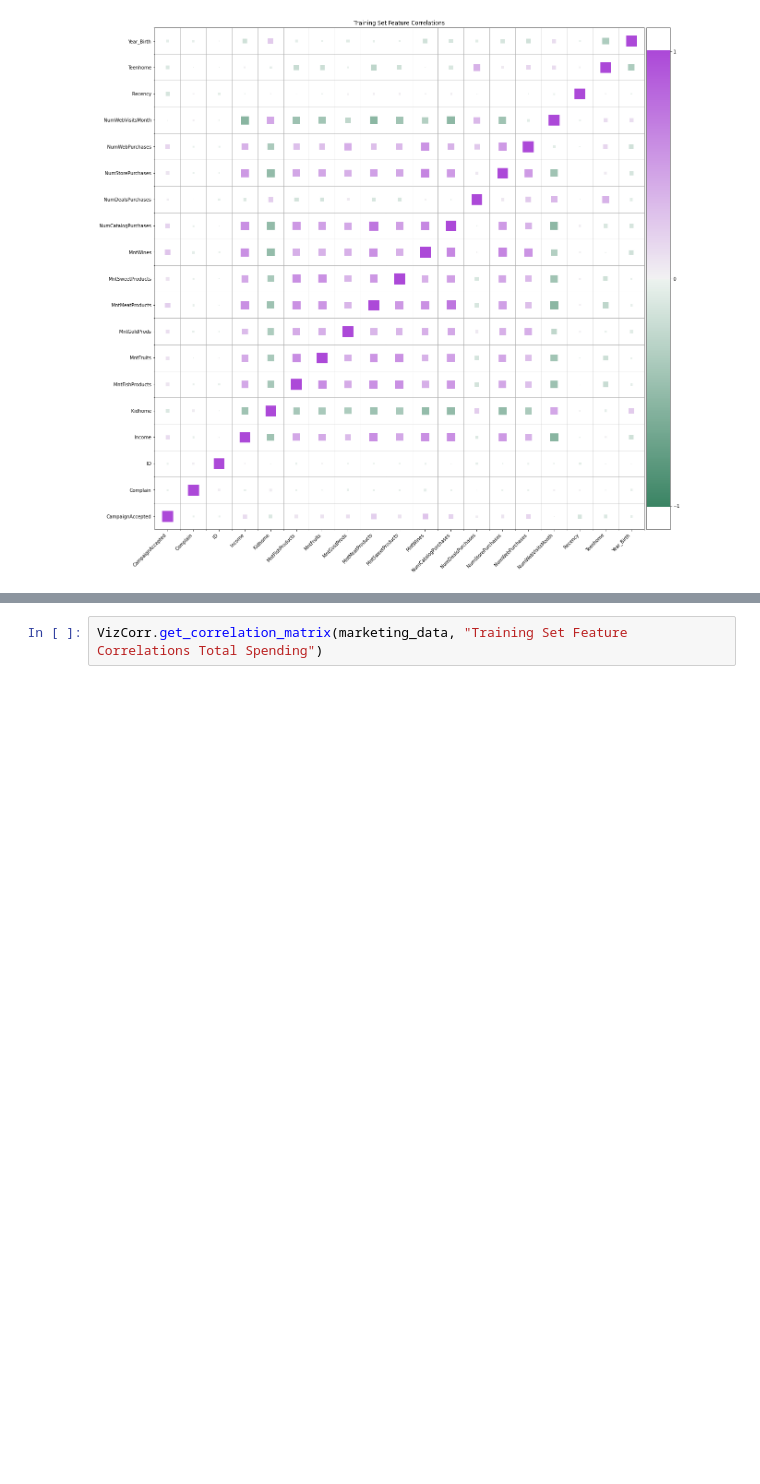
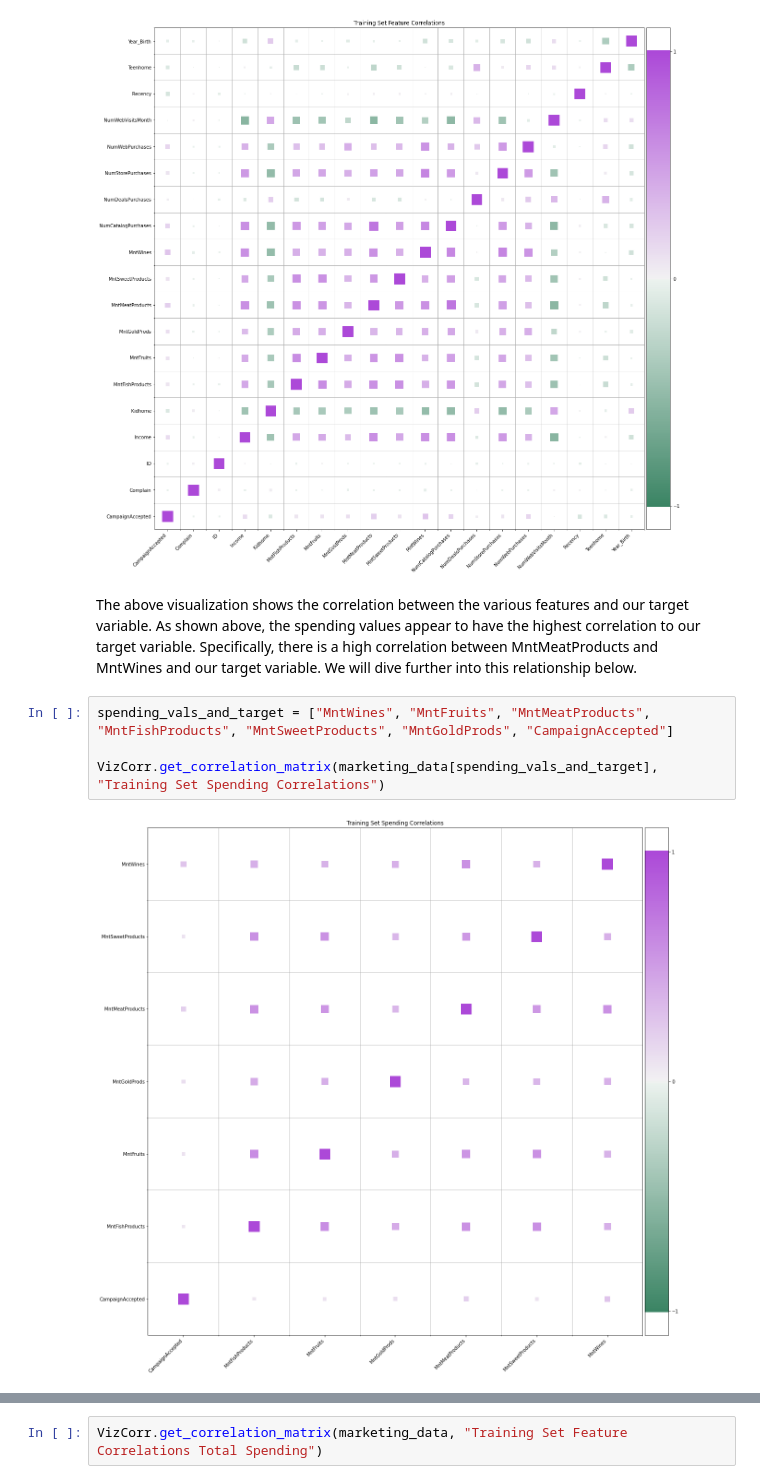
Before and after one commit to aschuliger/DS501_CaseStudy4, a Jupyter notebook: ashley_conjectures.ipynb, the cells around one changed output, grey strips where cells are left out. Saved outputs shown, nothing was run; the diff lists cells and outputs as text; blank space fills up the shorter version.

```diff
--- a/ashley_conjectures.ipynb
+++ b/ashley_conjectures.ipynb
@@ -37,4 +39,12 @@ See the caveats in the documentation: https://pandas.pydata.org/pandas-docs/stab
 VizCorr.get_correlation_matrix(marketing_data, "Training Set Feature Correlations")
 # %% [output]
 [figure]
+# %% [markdown]
+The above visualization shows the correlation between the various features and our target variable. As shown above, the spending values appear to have the highest correlation to our target variable. Specifically, there is a high correlation between MntMeatProducts and MntWines and our target variable. We will dive further into this relationship below.
+# %%
+spending_vals_and_target = ["MntWines", "MntFruits", "MntMeatProducts", "MntFishProducts", "MntSweetProducts", "MntGoldProds", "CampaignAccepted"]
+
+VizCorr.get_correlation_matrix(marketing_data[spending_vals_and_target], "Training Set Spending Correlations")
+# %% [output]
+[figure, added]
 # %%
```
Also changed, not shown: parts of 9 cells of this notebook.
